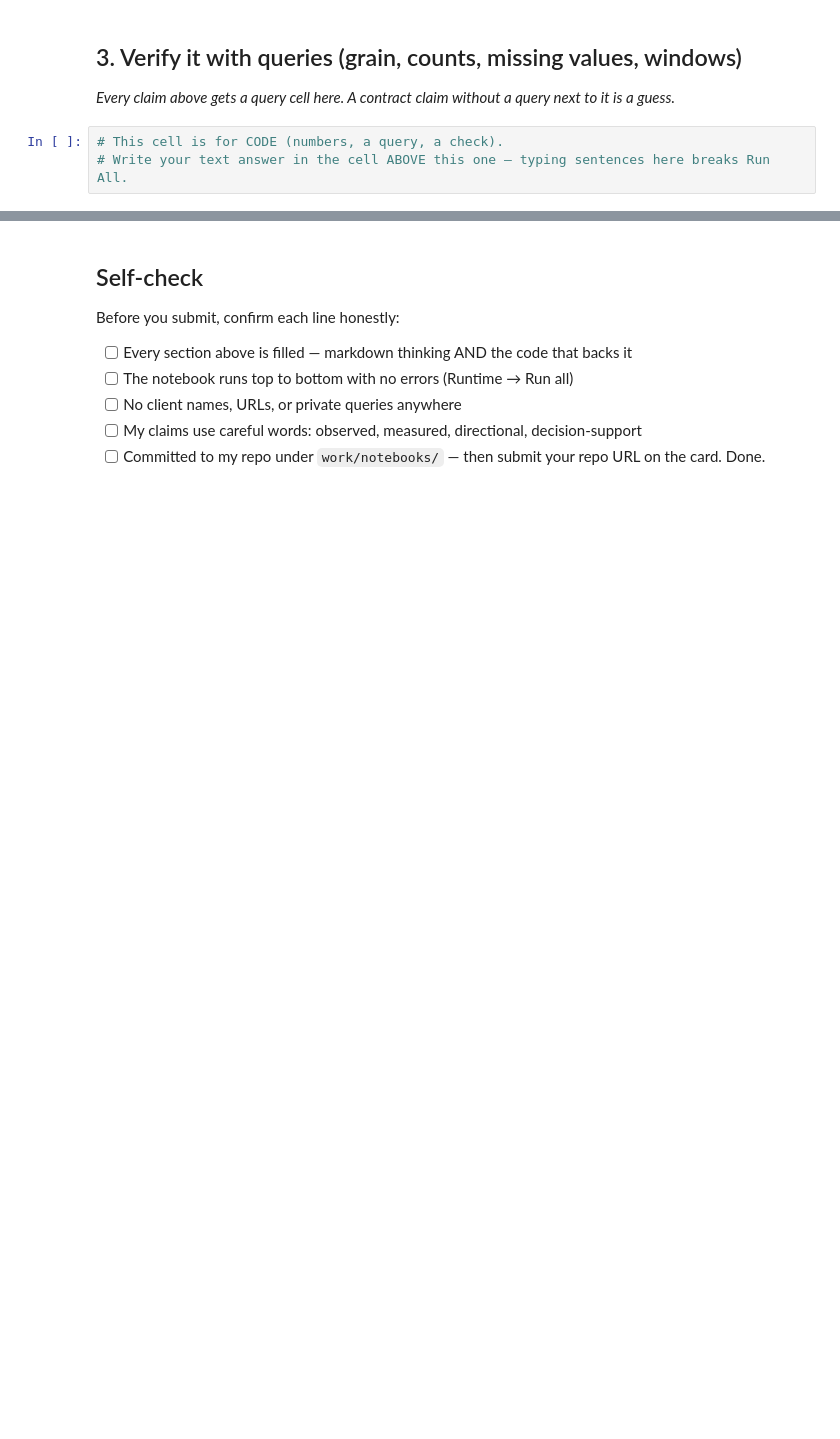
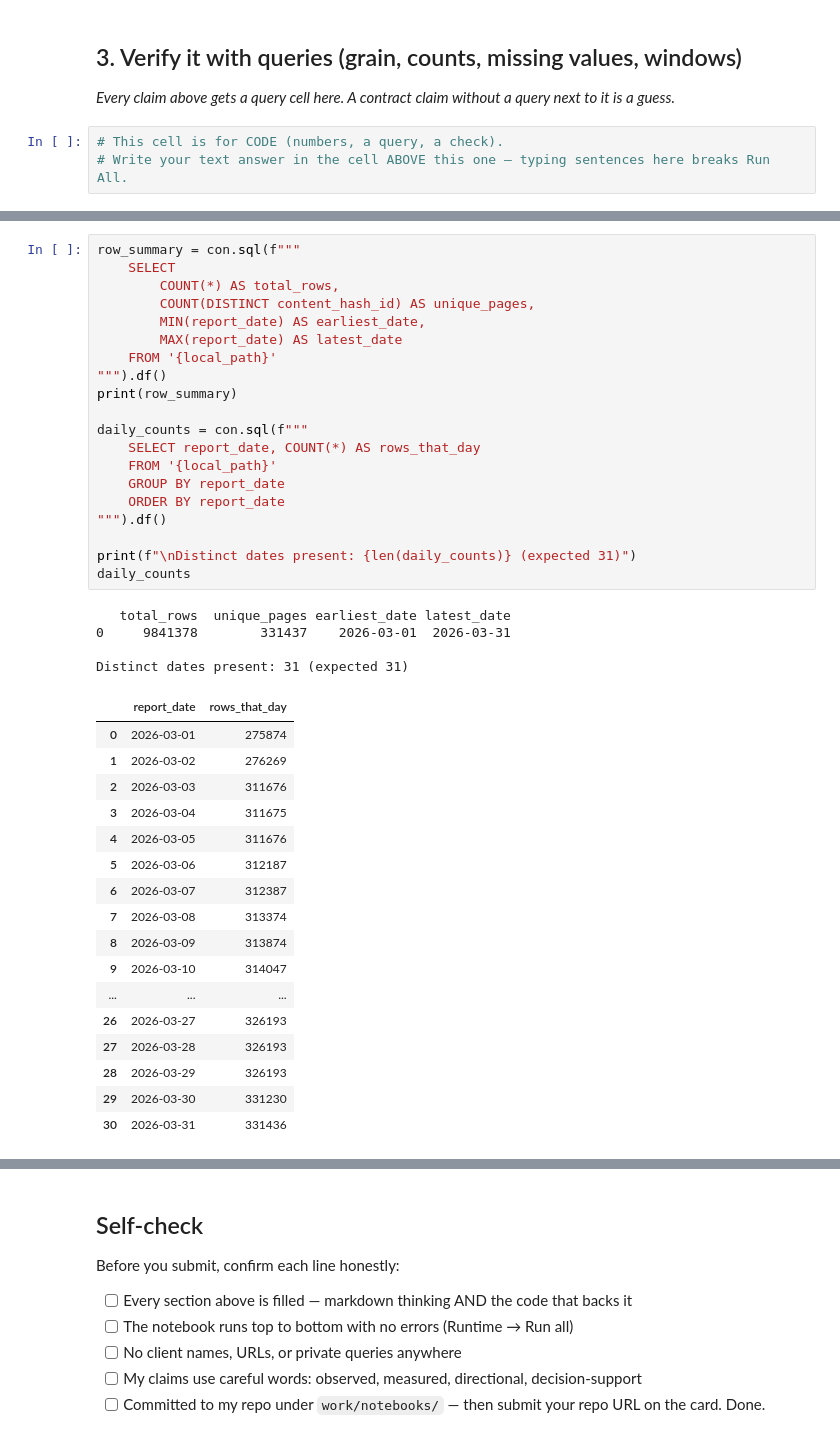
Before and after one commit to emgakii001/flyrank-ml-internship, a Jupyter notebook: work/notebooks/w03_data_contract.ipynb, the cells around one changed output, grey strips where cells are left out. Drawn from its saved outputs; the diff is of its cells as text; blank space fills up the shorter version.

```diff
--- a/work/notebooks/w03_data_contract.ipynb
+++ b/work/notebooks/w03_data_contract.ipynb
@@ -36,0 +283,42 @@ This skeleton is yours to fill. Work the sections **in order** — each one has
+# %%
+row_summary = con.sql(f"""
+    SELECT
+        COUNT(*) AS total_rows,
+        COUNT(DISTINCT content_hash_id) AS unique_pages,
+        MIN(report_date) AS earliest_date,
+        MAX(report_date) AS latest_date
+    FROM '{local_path}'
+""").df()
+print(row_summary)
+
+daily_counts = con.sql(f"""
+    SELECT report_date, COUNT(*) AS rows_that_day
+    FROM '{local_path}'
+    GROUP BY report_date
+    ORDER BY report_date
+""").df()
+
+print(f"\nDistinct dates present: {len(daily_counts)} (expected 31)")
+daily_counts
+# %% [output]
+   total_rows  unique_pages earliest_date latest_date
+0     9841378        331437    2026-03-01  2026-03-31
+
+Distinct dates present: 31 (expected 31)
+|  | report_date | rows_that_day |
+| 0 | 2026-03-01 | 275874 |
+| 1 | 2026-03-02 | 276269 |
+| 2 | 2026-03-03 | 311676 |
+| 3 | 2026-03-04 | 311675 |
+| 4 | 2026-03-05 | 311676 |
+| 5 | 2026-03-06 | 312187 |
+| 6 | 2026-03-07 | 312387 |
+| 7 | 2026-03-08 | 313374 |
+| 8 | 2026-03-09 | 313874 |
+| 9 | 2026-03-10 | 314047 |
+| ... | ... | ... |
+| 26 | 2026-03-27 | 326193 |
+| 27 | 2026-03-28 | 326193 |
+| 28 | 2026-03-29 | 326193 |
+| 29 | 2026-03-30 | 331230 |
+| 30 | 2026-03-31 | 331436 |
```
Also changed, not shown: parts of 35 cells of this notebook.
